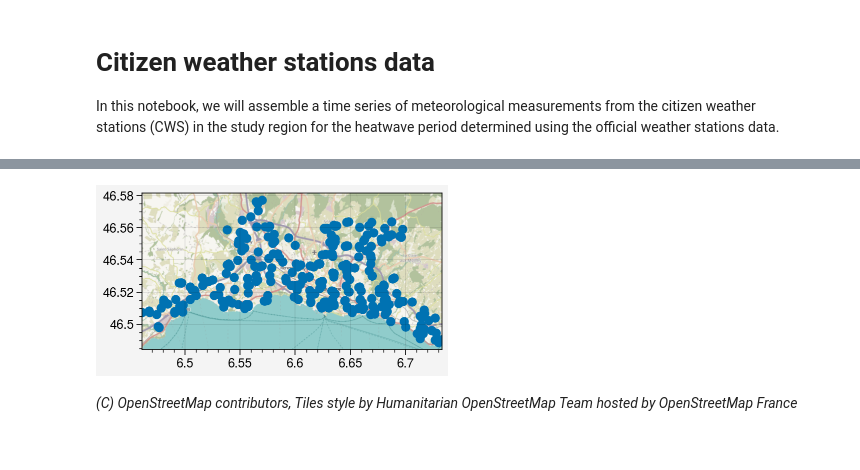
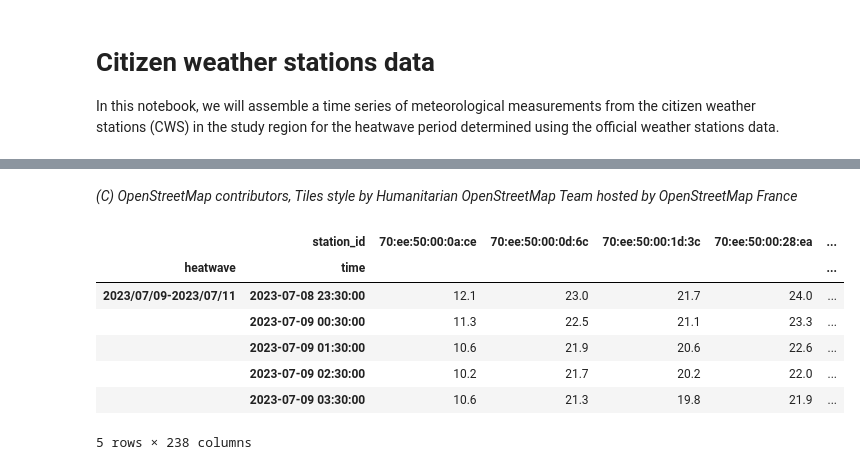
Before and after one commit to martibosch/uhi-cws-lausanne, a Jupyter notebook: notebooks/cws-download-data.ipynb, the cells around one changed output, grey strips where cells are left out. Cells and saved outputs as stored; diff of their text form; code cells hidden in the pictures.

```diff
--- a/notebooks/cws-download-data.ipynb
+++ b/notebooks/cws-download-data.ipynb
@@ -75,8 +71,32 @@ client = NetatmoClient(
+# %% [markdown]
+*(C) OpenStreetMap contributors, Tiles style by Humanitarian OpenStreetMap Team hosted by OpenStreetMap France*
 # %%
-fig, ax = uplt.subplot(tight=True)
-ax = client.stations_gdf.plot(ax=ax)
-cx.add_basemap(ax, crs=client.stations_gdf.crs, attribution=False)
+cws_ts_dfs = []
+for heatwave, start, end in heatwave_range_df.itertuples(index=True):
+    _cws_ts_df = client.get_ts_df(
+        variables="temperature",
+        start=start,
+        end=end,
+        scale=NETATMO_SCALE,
+    )
+    # filter by heatwave range because the API sometimes returns more records
+    _cws_ts_df = _cws_ts_df[
+        pd.Series(_cws_ts_df.index.get_level_values("time")).between(start, end).values
+    ]
+    cws_ts_dfs.append(_cws_ts_df.assign(**{"heatwave": heatwave}))
+
+cws_ts_df = (
+    pd.concat(cws_ts_dfs, axis="rows")
+    .reset_index()
+    .pivot(index=["heatwave", "time"], columns=["station_id"], values="temperature")
+)
+cws_ts_df.head()
 # %% [output]
-[figure, removed]
+|  | station_id | 70:ee:50:00:0a:ce | 70:ee:50:00:0d:6c | 70:ee:50:00:1d:3c | 70:ee:50:00:28:ea | ... |
+| heatwave | time |  |  |  |  | ... |
+| 2023/07/09-2023/07/11 | 2023-07-08 23:30:00 | 12.1 | 23.0 | 21.7 | 24.0 | ... |
+|  | 2023-07-09 00:30:00 | 11.3 | 22.5 | 21.1 | 23.3 | ... |
+|  | 2023-07-09 01:30:00 | 10.6 | 21.9 | 20.6 | 22.6 | ... |
+|  | 2023-07-09 02:30:00 | 10.2 | 21.7 | 20.2 | 22.0 | ... |
+|  | 2023-07-09 03:30:00 | 10.6 | 21.3 | 19.8 | 21.9 | ... |
+5 rows × 238 columns
-# %% [markdown]
-*(C) OpenStreetMap contributors, Tiles style by Humanitarian OpenStreetMap Team hosted by OpenStreetMap France*
```
Also changed, not shown: parts of 11 cells of this notebook, 6 other files.
